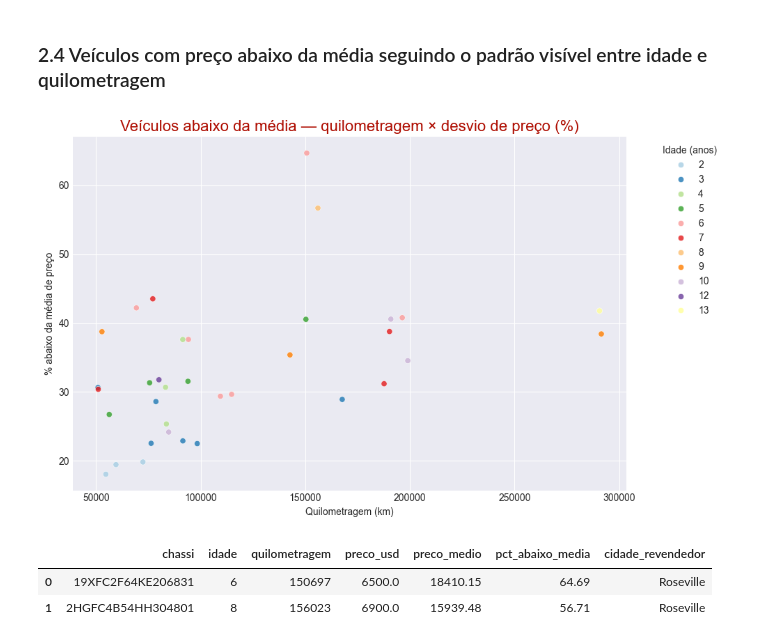
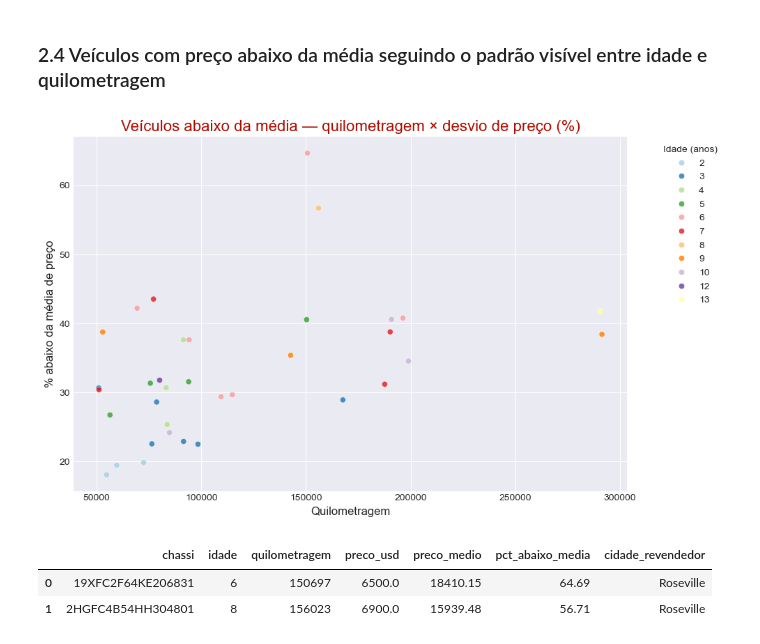
Before and after one commit to kzini/sql_vehicles_analytics, a Jupyter notebook: notebooks/graficos.ipynb, the cells around one changed output. Saved outputs shown, nothing was run; the diff lists cells and outputs as text; code cells hidden in the pictures.

```diff
--- a/notebooks/graficos.ipynb
+++ b/notebooks/graficos.ipynb
@@ -97,21 +86,21 @@ df_outliers_preco_km = pd.read_csv("../data/sql_exports/outliers_preco_km.csv")
 # %%
 plt.figure(figsize=(10,6))
 sns.scatterplot(
     data=df_outliers_preco_km,
     x='quilometragem',
     y='pct_abaixo_media',
     hue='idade',
     palette='Paired',
     alpha=0.8
 )
 plt.title("Veículos abaixo da média — quilometragem × desvio de preço (%)", fontsize=16, color='#ae0c00')
-plt.xlabel("Quilometragem (km)")
-plt.ylabel("% abaixo da média de preço")
+plt.xlabel("Quilometragem", fontsize=12)
+plt.ylabel("% abaixo da média de preço", fontsize=12)
 plt.legend(title="Idade (anos)", bbox_to_anchor=(1.05, 1), loc='upper left')
 plt.tight_layout()
 plt.show()
 # %% [output]
-[figure, old version]
+[figure, new version]
 # %%
 df_data_veiculos = pd.read_csv("../data/processed/veiculos_full_data.csv")
 # %%
```
Also changed, not shown: parts of 5 cells of this notebook, 8 other files.
